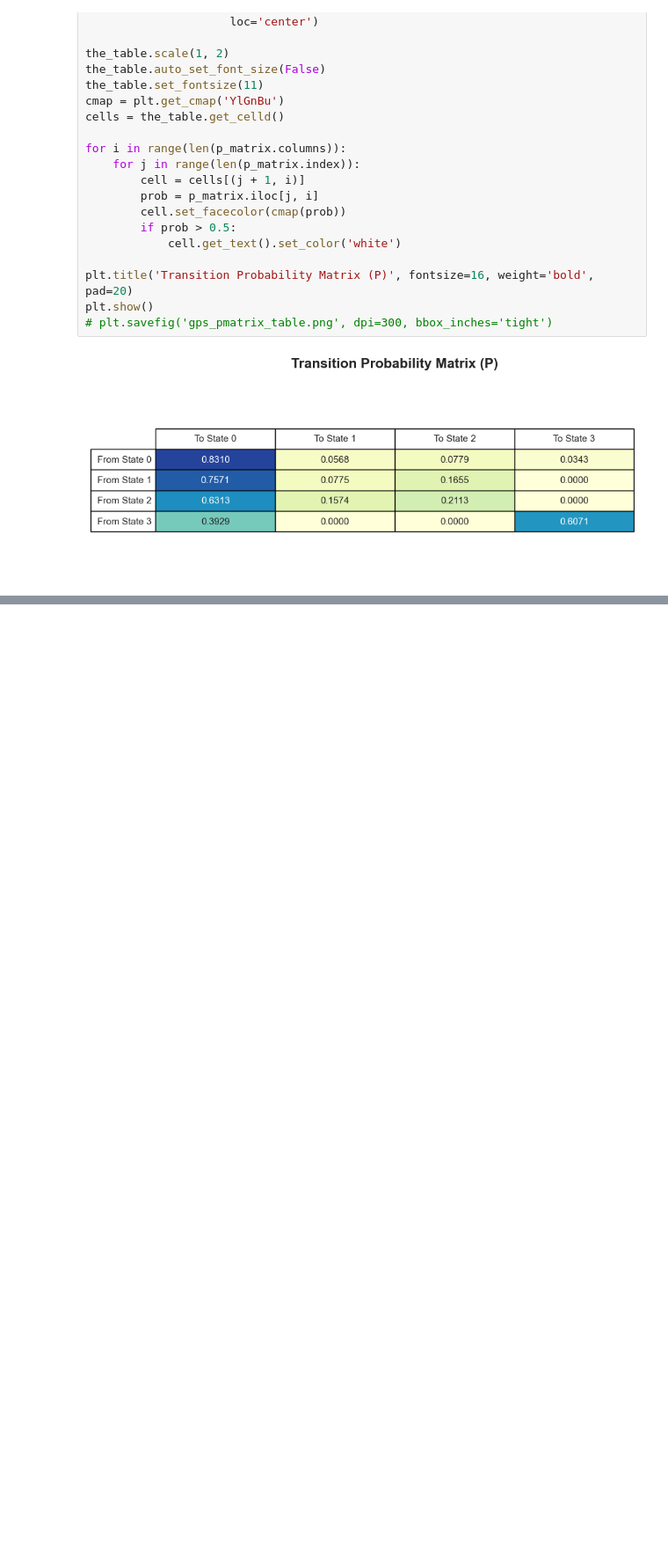
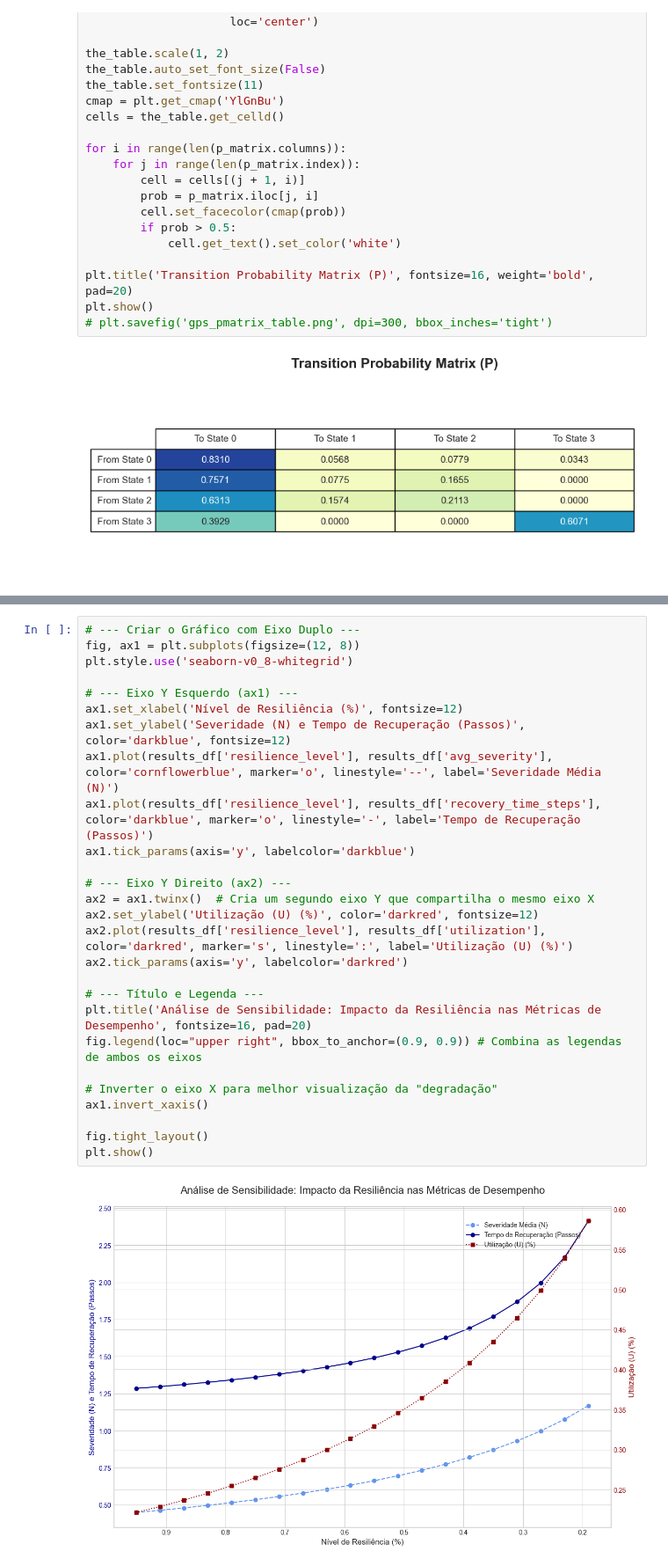
Before and after one commit to laiszig/uav-gps-spoofing-markov, a Jupyter notebook: gps-spoofing-analysis.ipynb, the cells around one changed output, grey strips where cells are left out. Shown at 88% size. Drawn from its saved outputs; the diff is of its cells as text; blank space fills up the shorter version.

```diff
--- a/gps-spoofing-analysis.ipynb
+++ b/gps-spoofing-analysis.ipynb
@@ -337,0 +415,29 @@ plt.show()
+# %%
+# --- Criar o Gráfico com Eixo Duplo ---
+fig, ax1 = plt.subplots(figsize=(12, 8))
+plt.style.use('seaborn-v0_8-whitegrid')
+
+# --- Eixo Y Esquerdo (ax1) ---
+ax1.set_xlabel('Nível de Resiliência (%)', fontsize=12)
+ax1.set_ylabel('Severidade (N) e Tempo de Recuperação (Passos)', color='darkblue', fontsize=12)
+ax1.plot(results_df['resilience_level'], results_df['avg_severity'], color='cornflowerblue', marker='o', linestyle='--', label='Severidade Média (N)')
+ax1.plot(results_df['resilience_level'], results_df['recovery_time_steps'], color='darkblue', marker='o', linestyle='-', label='Tempo de Recuperação (Passos)')
+ax1.tick_params(axis='y', labelcolor='darkblue')
+
+# --- Eixo Y Direito (ax2) ---
+ax2 = ax1.twinx()  # Cria um segundo eixo Y que compartilha o mesmo eixo X
+ax2.set_ylabel('Utilização (U) (%)', color='darkred', fontsize=12)
+ax2.plot(results_df['resilience_level'], results_df['utilization'], color='darkred', marker='s', linestyle=':', label='Utilização (U) (%)')
+ax2.tick_params(axis='y', labelcolor='darkred')
+
+# --- Título e Legenda ---
+plt.title('Análise de Sensibilidade: Impacto da Resiliência nas Métricas de Desempenho', fontsize=16, pad=20)
+fig.legend(loc="upper right", bbox_to_anchor=(0.9, 0.9)) # Combina as legendas de ambos os eixos
+
+# Inverter o eixo X para melhor visualização da "degradação"
+ax1.invert_xaxis()
+
+fig.tight_layout()
+plt.show()
+# %% [output]
+[figure, added]
```
Also changed, not shown: parts of 2 cells of this notebook.
